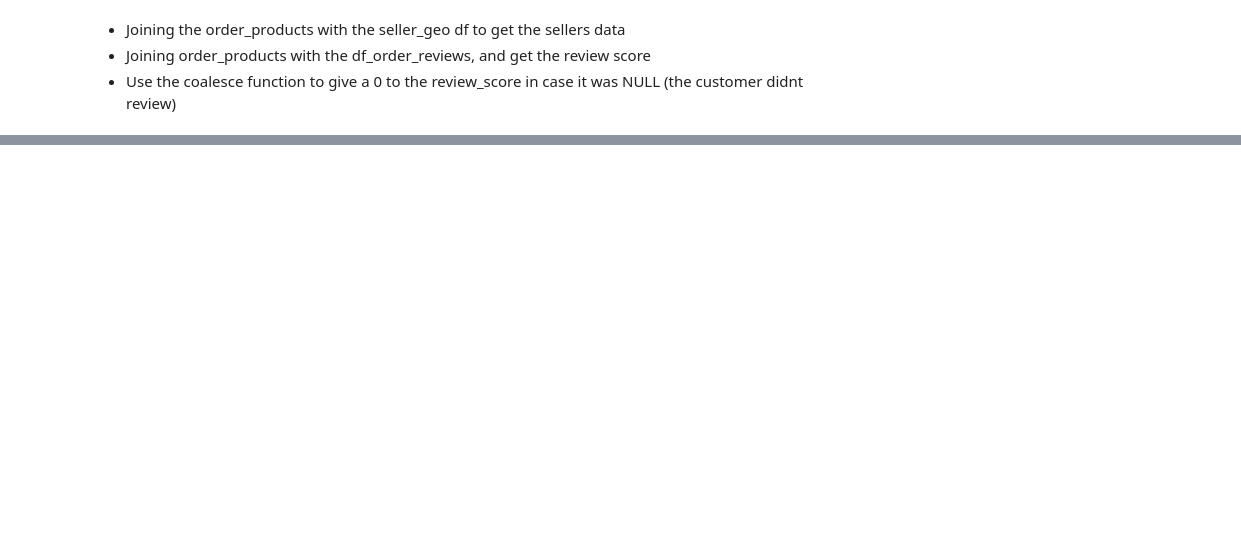
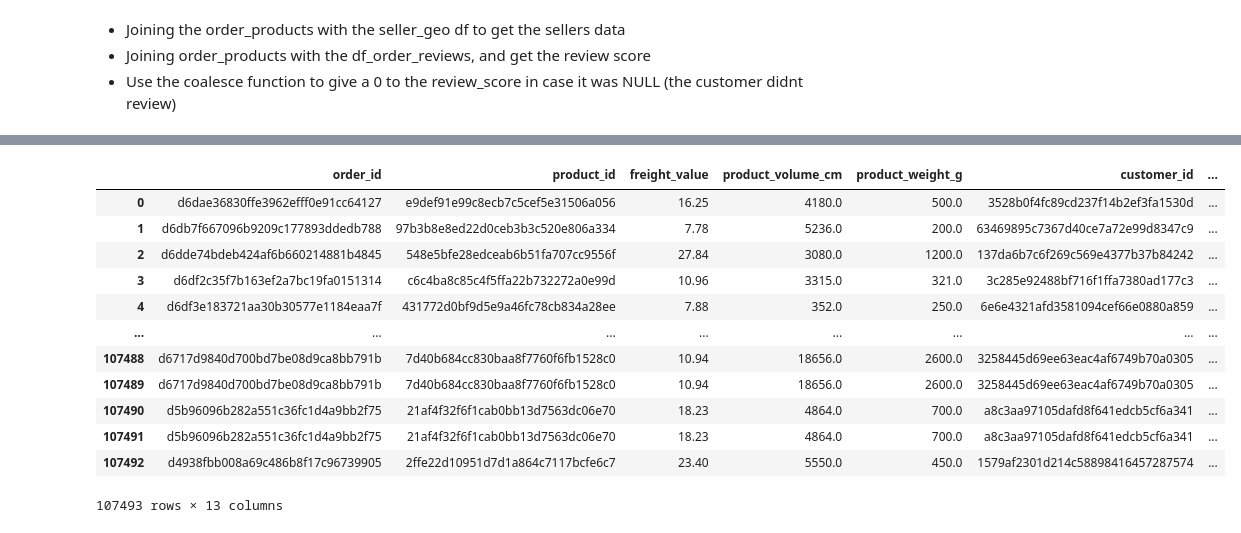
Before and after one commit to lucasbatistaf/triggoai-trainee-data-engineering, a Jupyter notebook: challenge_notebook.ipynb, the cells around one changed output, grey strips where cells are left out. Saved outputs shown, nothing was run; the diff lists cells and outputs as text; code cells hidden in the pictures; blank space fills up the shorter version.

Commit message:
changes to freight calcultation

```diff
--- a/challenge_notebook.ipynb
+++ b/challenge_notebook.ipynb
@@ -452,0 +473,42 @@ orders_with_score.head()
+# %%
+delivery_costs = duckdb.query(
+"""
+  SELECT
+    order_id,
+
+    product_id,
+    freight_value,
+
+    #calcule of the cubic weight
+    (product_height_cm * product_length_cm * product_width_cm)/6000 AS product_volume_cm,
+    product_weight_g,
+
+    customer_id,
+    customer_zip_code_prefix,
+    customer_lat,
+    customer_lng,
+
+    seller_id,
+    seller_zip_code_prefix,
+    seller_lat,
+    seller_lng
+  FROM
+    master_table
+"""
+).df()
+
+delivery_costs
+# %% [output]
+|  | order_id | product_id | freight_value | product_volume_cm | product_weight_g | customer_id | ... |
+| 0 | d6dae36830ffe3962efff0e91cc64127 | e9def91e99c8ecb7c5cef5e31506a056 | 16.25 | 4180.0 | 500.0 | 3528b0f4fc89cd237f14b2ef3fa1530d | ... |
+| 1 | d6db7f667096b9209c177893ddedb788 | 97b3b8e8ed22d0ceb3b3c520e806a334 | 7.78 | 5236.0 | 200.0 | 63469895c7367d40ce7a72e99d8347c9 | ... |
+| 2 | d6dde74bdeb424af6b660214881b4845 | 548e5bfe28edceab6b51fa707cc9556f | 27.84 | 3080.0 | 1200.0 | 137da6b7c6f269c569e4377b37b84242 | ... |
+| 3 | d6df2c35f7b163ef2a7bc19fa0151314 | c6c4ba8c85c4f5ffa22b732272a0e99d | 10.96 | 3315.0 | 321.0 | 3c285e92488bf716f1ffa7380ad177c3 | ... |
+| 4 | d6df3e183721aa30b30577e1184eaa7f | 431772d0bf9d5e9a46fc78cb834a28ee | 7.88 | 352.0 | 250.0 | 6e6e4321afd3581094cef66e0880a859 | ... |
+| ... | ... | ... | ... | ... | ... | ... | ... |
+| 107488 | d6717d9840d700bd7be08d9ca8bb791b | 7d40b684cc830baa8f7760f6fb1528c0 | 10.94 | 18656.0 | 2600.0 | 3258445d69ee63eac4af6749b70a0305 | ... |
+| 107489 | d6717d9840d700bd7be08d9ca8bb791b | 7d40b684cc830baa8f7760f6fb1528c0 | 10.94 | 18656.0 | 2600.0 | 3258445d69ee63eac4af6749b70a0305 | ... |
+| 107490 | d5b96096b282a551c36fc1d4a9bb2f75 | 21af4f32f6f1cab0bb13d7563dc06e70 | 18.23 | 4864.0 | 700.0 | a8c3aa97105dafd8f641edcb5cf6a341 | ... |
+| 107491 | d5b96096b282a551c36fc1d4a9bb2f75 | 21af4f32f6f1cab0bb13d7563dc06e70 | 18.23 | 4864.0 | 700.0 | a8c3aa97105dafd8f641edcb5cf6a341 | ... |
+| 107492 | d4938fbb008a69c486b8f17c96739905 | 2ffe22d10951d7d1a864c7117bcfe6c7 | 23.40 | 5550.0 | 450.0 | 1579af2301d214c58898416457287574 | ... |
+107493 rows × 13 columns
```
Also changed, not shown: parts of 12 cells of this notebook.
